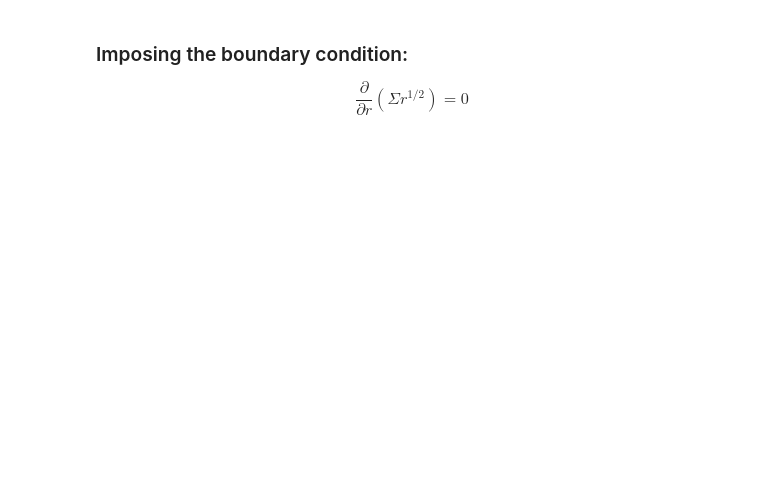
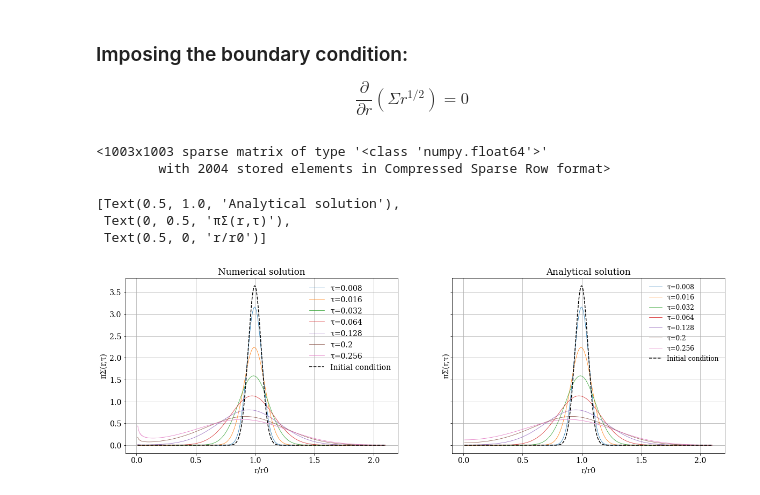
Before and after one commit to agent031/bachelor_code, a Jupyter notebook: Simple_solutions/green_working_boundary.ipynb, the cells around one changed output. Drawn from its saved outputs; the diff is of its cells as text; code cells hidden in the pictures; blank space fills up the shorter version.

```diff
--- a/Simple_solutions/green_working_boundary.ipynb
+++ b/Simple_solutions/green_working_boundary.ipynb
@@ -2,7 +2,8 @@
 import numpy as np
 import matplotlib.pyplot as plt
 import matplotlib as mpl
-from scipy.integrate import LSODA, solve_ivp
+from scipy.integrate import LSODA, solve_ivp, quad
+from scipy.sparse import csr_matrix
 from numpy.linalg import solve, inv
 import numba
 import sys
@@ -17,13 +18,13 @@ from ODE_schemes import A_matrix_regular
 # Set som plotting standards:
 font = {'family' : 'serif',
         'weight' : 'normal',
-        'size'   : 12}
+        'size'   : 14}
 mpl.rc('font', **font)
 # %% [markdown]
 ### Imposing the boundary condition:
 $$\frac{\partial}{\partial r}(\Sigma r^{1/2})=0$$
 # %%
-N = 2001
+N = 1001
 x_i = 0.01
 x_f = 2.1
 x = np.linspace(x_i, x_f, N)
@@ -35,16 +36,51 @@ A[0] = 0
 A[0, 0] = 1
 A[-1] = 0
 A[-1, -1] = 1
+sA = csr_matrix(A)
+sA
+# %% [output]
+<1003x1003 sparse matrix of type '<class 'numpy.float64'>'
+        with 2004 stored elements in Compressed Sparse Row format>
 # %%
 def new_bound_ghost(t, Σ):
-    inner = Σ * x**(1/2)
+    inner = x**(0) * Σ * x**(1/2)
     ghost_1 = np.array([inner[1]])
     ghost_2 = np.array([inner[-2]])
 
     inner_ghost = np.concatenate((ghost_1, inner, ghost_2))
     x_ghost = np.concatenate((np.array([x[0] - Δx]), x, np.array([x[-1] + Δx])))
 
-    outer_ghost = x_ghost**(1/2) * (A @ inner_ghost)
-    sec_dev = 3 / x_ghost * (A @ outer_ghost)
+    outer_ghost = x_ghost**(1/2) * (sA @ inner_ghost)
+    sec_dev = 3 / x_ghost * (sA @ outer_ghost)
 
     return sec_dev[1: -1]
+# %%
+times = np.array([0.006, 0.008, 0.016, 0.032, 0.064, 0.128, 0.2, 0.256]) / 12
+
+Σ_initial = analytic_green(x, 0.006)
+sol = solve_ivp(new_bound_ghost, [times[0], times[-1]], y0 = Σ_initial, t_eval = times, method = 'LSODA')
+# %%
+fig, axs = plt.subplots(1,2, figsize=(20,6), sharey=True)
+axs[0].grid()
+
+#Plotting numerical solution
+for t in times[1:]:
+    axs[0].plot(x, np.pi * sol.y[:, sol.t == t], label=f'τ={t*12}', lw=0.75)
+axs[0].plot(x, np.pi * Σ_initial, label='Initial condition', c='black', ls='--')
+
+axs[0].legend(frameon = False, , prop={'size':12})
+axs[0].set(title='Numerical solution', ylabel='πΣ(r,τ)', xlabel='r/r0')
+
+#Plotting analytical solution
+for t in times[1:]:
+    axs[1].plot(x, np.pi * analytic_green(x, t*12), label=f'τ={t*12}', lw=0.75)
+axs[1].grid()
+
+axs[1].plot(x, np.pi* Σ_initial, label='Initial condition', c='black', ls='--')
+axs[1].legend(frameon = False, prop={'size':12})
+axs[1].set(title='Analytical solution', ylabel='πΣ(r,τ)', xlabel='r/r0')
+# %% [output]
+[Text(0.5, 1.0, 'Analytical solution'),
+ Text(0, 0.5, 'πΣ(r,τ)'),
+ Text(0.5, 0, 'r/r0')]
+[figure, added]
```
Also changed, not shown: parts of 4 cells of this notebook, 6 other files.
